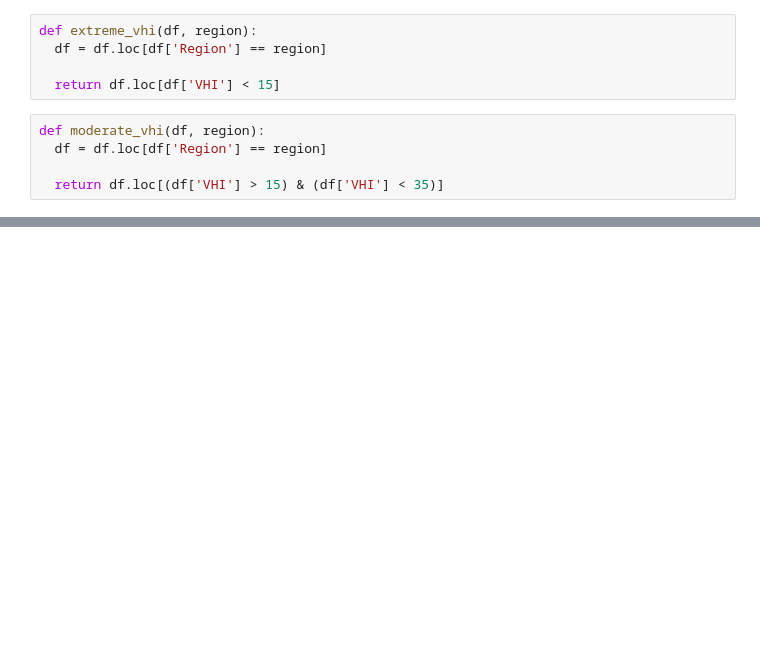
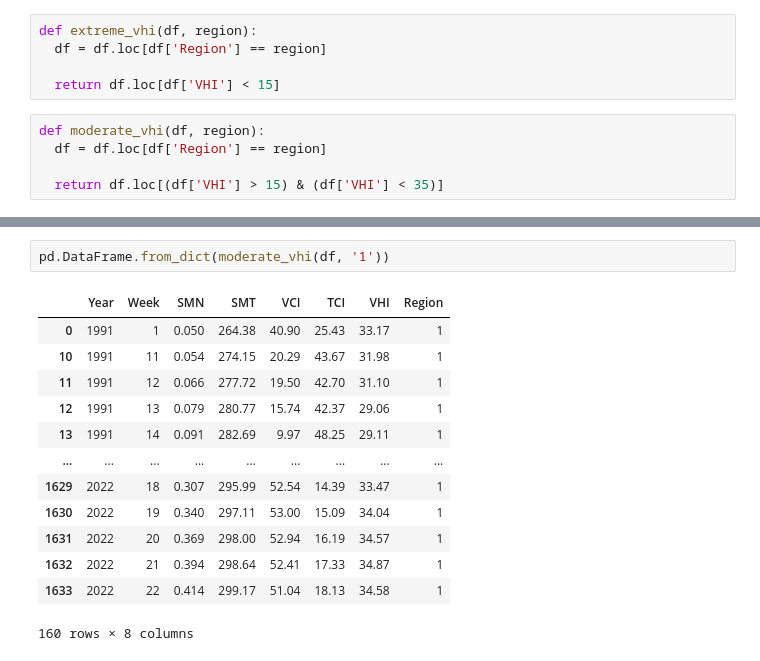
Before and after one commit to nastyabekesheva/DataScience, a Jupyter notebook: labs/lab_1.ipynb, the cells around one changed output, grey strips where cells are left out. Saved outputs shown, nothing was run; the diff lists cells and outputs as text; blank space fills up the shorter version.

```diff
--- a/labs/lab_1.ipynb
+++ b/labs/lab_1.ipynb
@@ -123,0 +153,16 @@ pd.DataFrame.from_dict(max_vhi(df, '1999', '1'))
+# %%
+pd.DataFrame.from_dict(moderate_vhi(df, '1'))
+# %% [output]
+|  | Year | Week | SMN | SMT | VCI | TCI | VHI | Region |
+| 0 | 1991 | 1 | 0.050 | 264.38 | 40.90 | 25.43 | 33.17 | 1 |
+| 10 | 1991 | 11 | 0.054 | 274.15 | 20.29 | 43.67 | 31.98 | 1 |
+| 11 | 1991 | 12 | 0.066 | 277.72 | 19.50 | 42.70 | 31.10 | 1 |
+| 12 | 1991 | 13 | 0.079 | 280.77 | 15.74 | 42.37 | 29.06 | 1 |
+| 13 | 1991 | 14 | 0.091 | 282.69 | 9.97 | 48.25 | 29.11 | 1 |
+| ... | ... | ... | ... | ... | ... | ... | ... | ... |
+| 1629 | 2022 | 18 | 0.307 | 295.99 | 52.54 | 14.39 | 33.47 | 1 |
+| 1630 | 2022 | 19 | 0.340 | 297.11 | 53.00 | 15.09 | 34.04 | 1 |
+| 1631 | 2022 | 20 | 0.369 | 298.00 | 52.94 | 16.19 | 34.57 | 1 |
+| 1632 | 2022 | 21 | 0.394 | 298.64 | 52.41 | 17.33 | 34.87 | 1 |
+| 1633 | 2022 | 22 | 0.414 | 299.17 | 51.04 | 18.13 | 34.58 | 1 |
+160 rows × 8 columns
```
Also changed, not shown: parts of 5 cells of this notebook.
